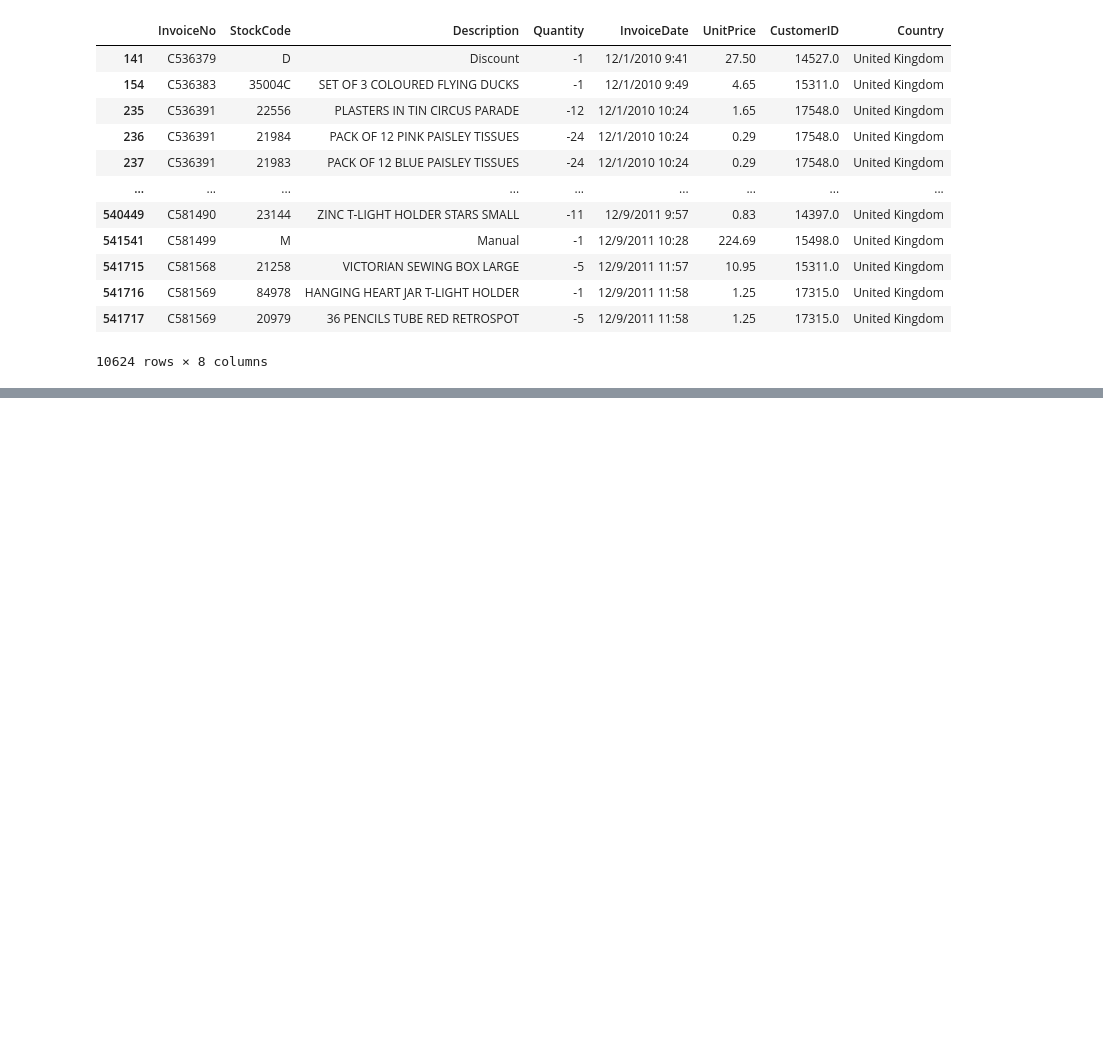
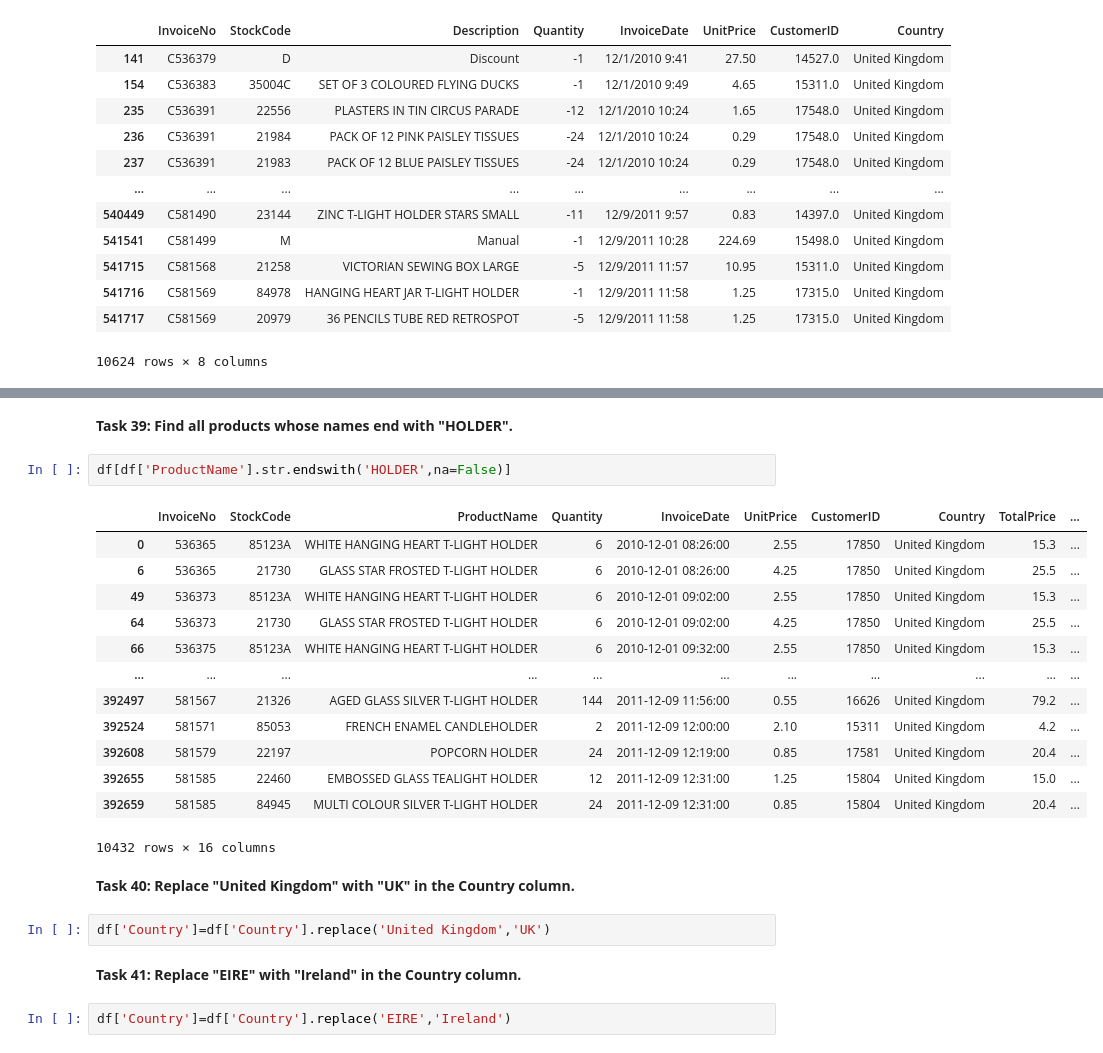
Before and after one commit to Bhagyanandinipillikalla/DataAnalytics, a Jupyter notebook: PandasProject.ipynb, the cells around one changed output, grey strips where cells are left out. Saved outputs shown, nothing was run; the diff lists cells and outputs as text; blank space fills up the shorter version.

```diff
--- a/PandasProject.ipynb
+++ b/PandasProject.ipynb
@@ -188,0 +385,26 @@ df[df['Quantity']<=0]
+# %% [markdown]
+**Task 39: Find all products whose names end with "HOLDER".**
+# %%
+df[df['ProductName'].str.endswith('HOLDER',na=False)]
+# %% [output]
+|  | InvoiceNo | StockCode | ProductName | Quantity | InvoiceDate | UnitPrice | CustomerID | Country | TotalPrice | ... |
+| 0 | 536365 | 85123A | WHITE HANGING HEART T-LIGHT HOLDER | 6 | 2010-12-01 08:26:00 | 2.55 | 17850 | United Kingdom | 15.3 | ... |
+| 6 | 536365 | 21730 | GLASS STAR FROSTED T-LIGHT HOLDER | 6 | 2010-12-01 08:26:00 | 4.25 | 17850 | United Kingdom | 25.5 | ... |
+| 49 | 536373 | 85123A | WHITE HANGING HEART T-LIGHT HOLDER | 6 | 2010-12-01 09:02:00 | 2.55 | 17850 | United Kingdom | 15.3 | ... |
+| 64 | 536373 | 21730 | GLASS STAR FROSTED T-LIGHT HOLDER | 6 | 2010-12-01 09:02:00 | 4.25 | 17850 | United Kingdom | 25.5 | ... |
+| 66 | 536375 | 85123A | WHITE HANGING HEART T-LIGHT HOLDER | 6 | 2010-12-01 09:32:00 | 2.55 | 17850 | United Kingdom | 15.3 | ... |
+| ... | ... | ... | ... | ... | ... | ... | ... | ... | ... | ... |
+| 392497 | 581567 | 21326 | AGED GLASS SILVER T-LIGHT HOLDER | 144 | 2011-12-09 11:56:00 | 0.55 | 16626 | United Kingdom | 79.2 | ... |
+| 392524 | 581571 | 85053 | FRENCH ENAMEL CANDLEHOLDER | 2 | 2011-12-09 12:00:00 | 2.10 | 15311 | United Kingdom | 4.2 | ... |
+| 392608 | 581579 | 22197 | POPCORN HOLDER | 24 | 2011-12-09 12:19:00 | 0.85 | 17581 | United Kingdom | 20.4 | ... |
+| 392655 | 581585 | 22460 | EMBOSSED GLASS TEALIGHT HOLDER | 12 | 2011-12-09 12:31:00 | 1.25 | 15804 | United Kingdom | 15.0 | ... |
+| 392659 | 581585 | 84945 | MULTI COLOUR SILVER T-LIGHT HOLDER | 24 | 2011-12-09 12:31:00 | 0.85 | 15804 | United Kingdom | 20.4 | ... |
+10432 rows × 16 columns
+# %% [markdown]
+**Task 40: Replace "United Kingdom" with "UK" in the Country column.**
+# %%
+df['Country']=df['Country'].replace('United Kingdom','UK')
+# %% [markdown]
+**Task 41: Replace "EIRE" with "Ireland" in the Country column.**
+# %%
+df['Country']=df['Country'].replace('EIRE','Ireland')
```
Also changed, not shown: parts of 58 cells of this notebook.
